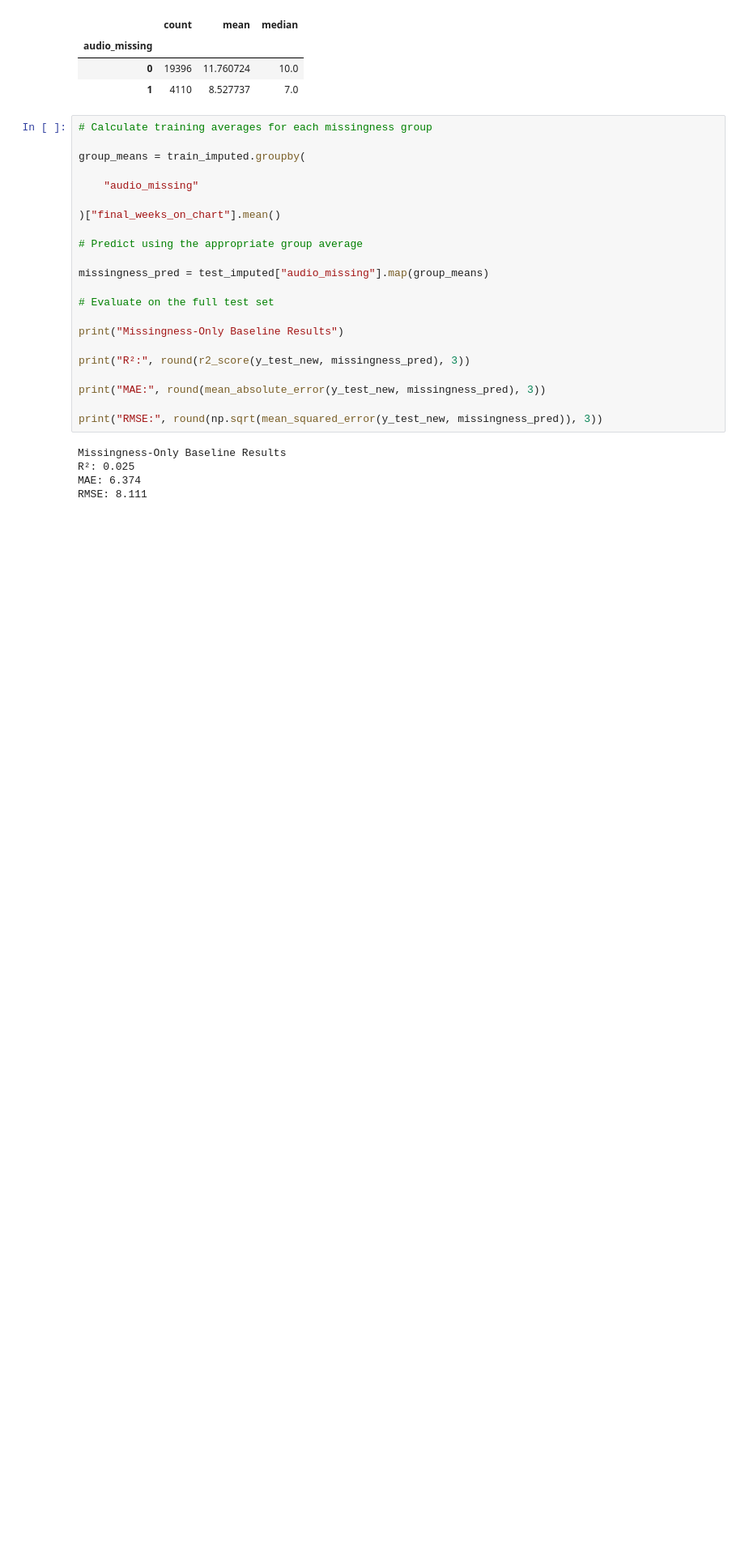
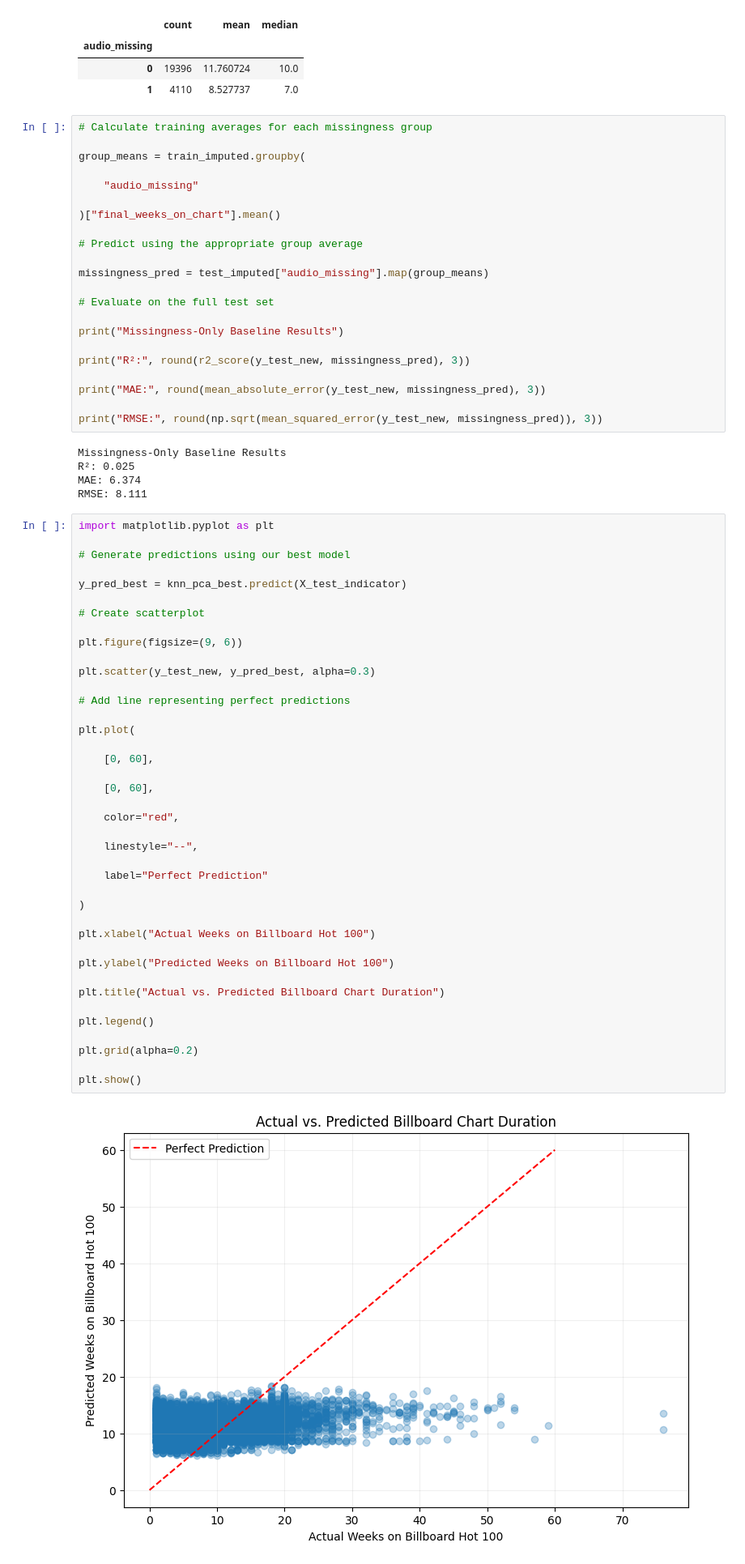
Before and after one commit to rheahalebeed/BA305-A3-Billboard-Spotify-Project, a Jupyter notebook: BA305ProjectCode.ipynb, the cells around one changed output. Shown at 81% size. Saved outputs shown, nothing was run; the diff lists cells and outputs as text; blank space fills up the shorter version.

```diff
--- a/BA305ProjectCode.ipynb
+++ b/BA305ProjectCode.ipynb
@@ -1995,3 +1995,45 @@ Missingness-Only Baseline Results
 R²: 0.025
 MAE: 6.374
 RMSE: 8.111
+# %%
+import matplotlib.pyplot as plt
+
+# Generate predictions using our best model
+
+y_pred_best = knn_pca_best.predict(X_test_indicator)
+
+# Create scatterplot
+
+plt.figure(figsize=(9, 6))
+
+plt.scatter(y_test_new, y_pred_best, alpha=0.3)
+
+# Add line representing perfect predictions
+
+plt.plot(
+
+    [0, 60],
+
+    [0, 60],
+
+    color="red",
+
+    linestyle="--",
+
+    label="Perfect Prediction"
+
+)
+
+plt.xlabel("Actual Weeks on Billboard Hot 100")
+
+plt.ylabel("Predicted Weeks on Billboard Hot 100")
+
+plt.title("Actual vs. Predicted Billboard Chart Duration")
+
+plt.legend()
+
+plt.grid(alpha=0.2)
+
+plt.show()
+# %% [output]
+[figure, added]
```
Also changed, not shown: parts of 17 cells of this notebook.
